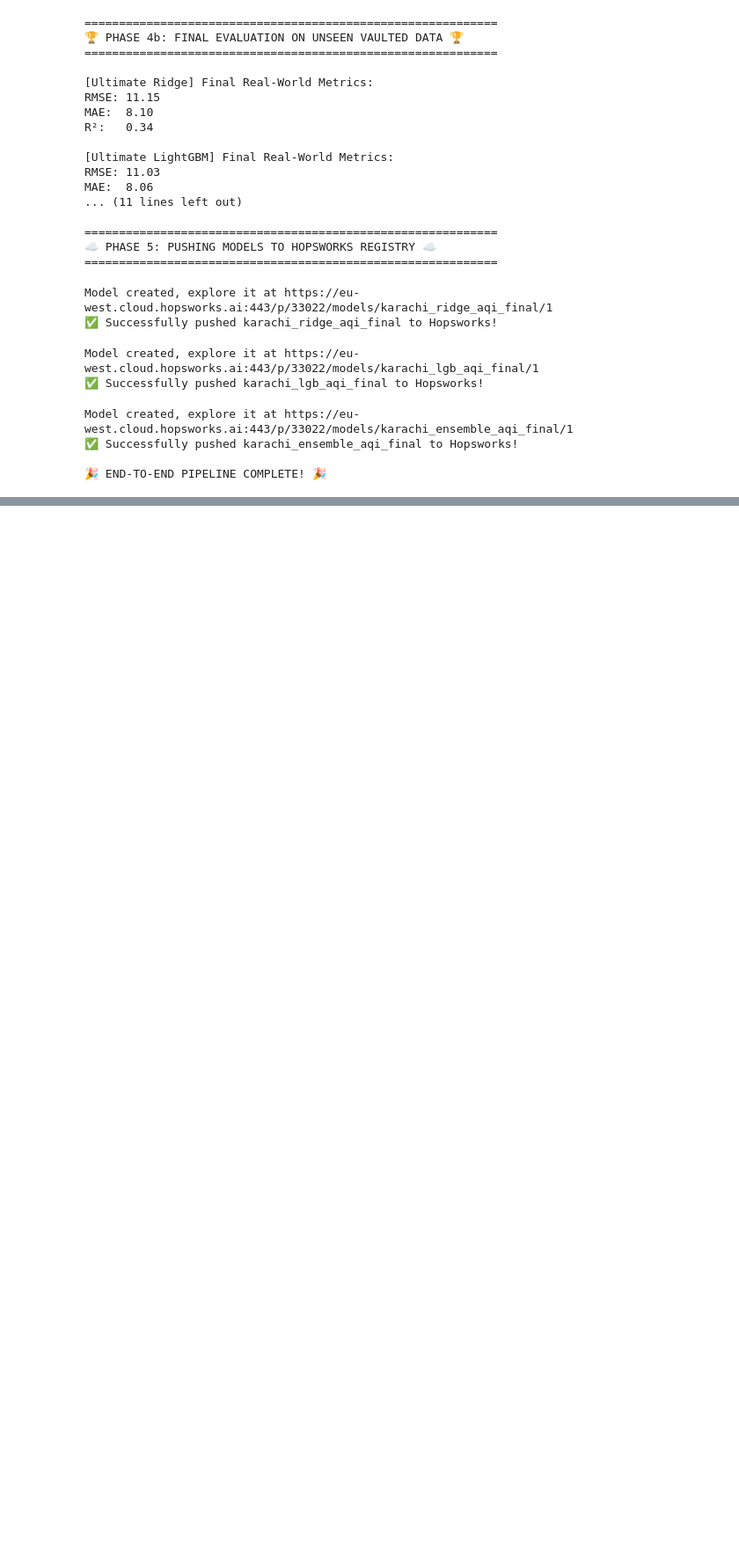
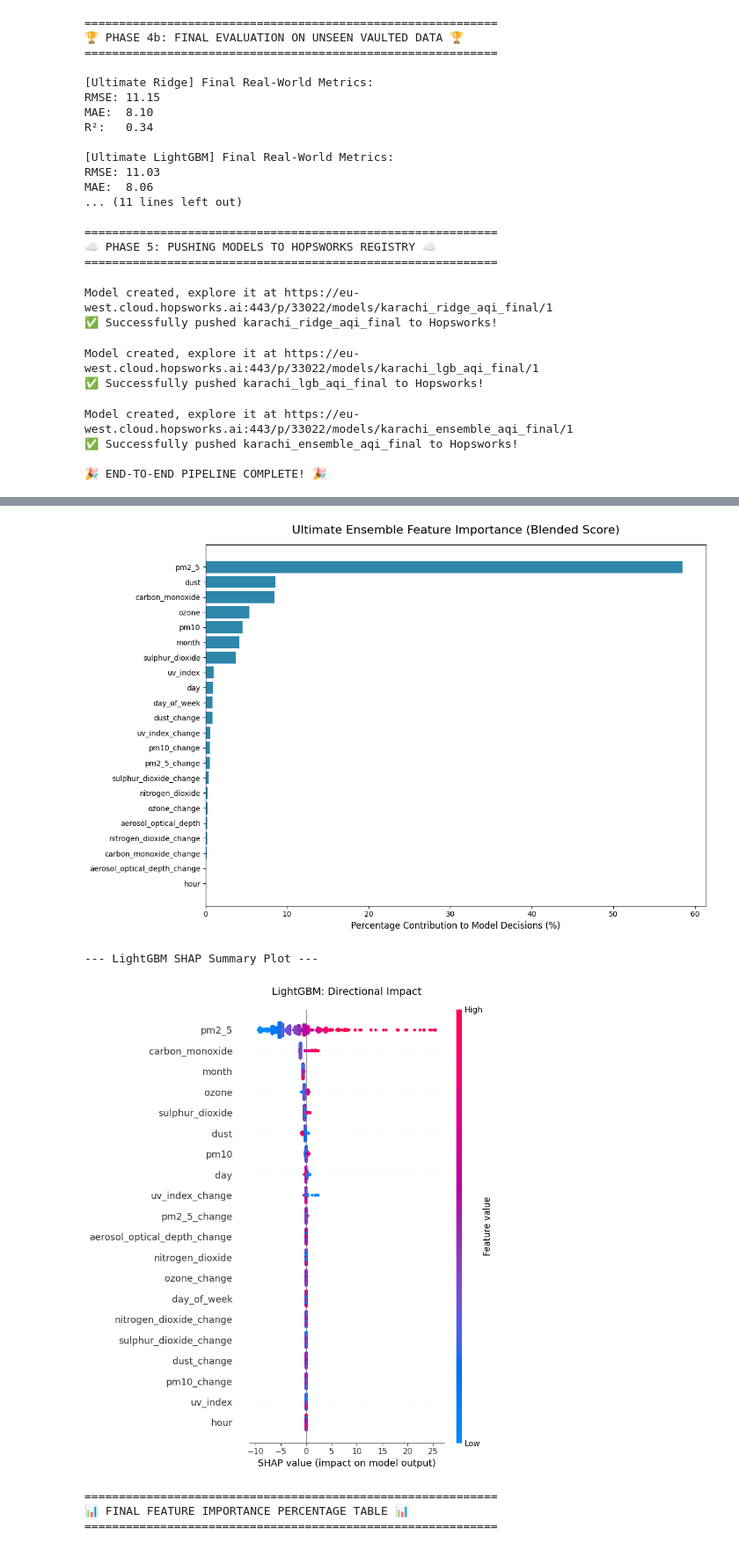
Before and after one commit to Musknn/KarachiAQIPredictor, a Jupyter notebook: ModelTraining/TrainingModels10Pearls.ipynb, the cells around one changed output, grey strips where cells are left out. Shown at 88% size. Saved outputs shown, nothing was run; the diff lists cells and outputs as text; code cells hidden in the pictures; blank space fills up the shorter version.

Commit message:
Added .py + .ipynb for the model training

```diff
--- a/ModelTraining/TrainingModels10Pearls.ipynb
+++ b/ModelTraining/TrainingModels10Pearls.ipynb
@@ -789,0 +744,74 @@ Model created, explore it at https://eu-west.cloud.hopsworks.ai:443/p/33022/mode
+# %%
+import shap
+import pandas as pd
+import numpy as np
+import matplotlib.pyplot as plt
+
+print("="*60)
+print("🔍 PHASE 4c: ENSEMBLE FEATURE ATTRIBUTION 🔍")
+print("="*60)
+
+# 1. Prep the Data (Using 2,000 rows to keep SHAP fast)
+X_sample = X_train_val.tail(2000)
+scaler = best_lgb.named_steps['scaler']
+X_scaled = scaler.transform(X_sample)
+feature_names = X_train_val.columns
+
+# 2. Extract Individual Importances
+print("Calculating LightGBM SHAP Values...")
+lgb_model = best_lgb.named_steps['model']
+shap_lgb = shap.TreeExplainer(lgb_model).shap_values(X_scaled)
+imp_lgb = np.abs(shap_lgb).mean(axis=0) # Mean absolute impact
+
+print("Calculating Random Forest SHAP Values...")
+rf_model = best_rf.named_steps['model']
+shap_rf = shap.TreeExplainer(rf_model).shap_values(X_scaled)
+imp_rf = np.abs(shap_rf).mean(axis=0)
+
+print("Extracting Ridge Regression Weights...")
+ridge_model = best_ridge.named_steps['model']
+imp_ridge = np.abs(ridge_model.coef_) # Absolute value of coefficients
+
+# 3. Normalize into Percentages (Make them all sum to 100%)
+pct_lgb = (imp_lgb / imp_lgb.sum()) * 100
+pct_rf = (imp_rf / imp_rf.sum()) * 100
+pct_ridge = (imp_ridge / imp_ridge.sum()) * 100
+
+# 4. Calculate the Blended Weighted Score
+# We weight them based on your final vaulted RMSE scores!
+# LGBM (11.03) gets 40%, Ridge (11.15) gets 35%, RF (11.29) gets 25%
+final_blended_score = (pct_lgb * 0.40) + (pct_ridge * 0.35) + (pct_rf * 0.25)
+
+# 5. Create the Final Summary Table
+importance_df = pd.DataFrame({
+    'Feature': feature_names,
+    'LightGBM_Weight (%)': pct_lgb.round(2),
+    'RandomForest_Weight (%)': pct_rf.round(2),
+    'Ridge_Weight (%)': pct_ridge.round(2),
+    'Final_Blended_Score (%)': final_blended_score.round(2)
+}).sort_values(by='Final_Blended_Score (%)', ascending=False).reset_index(drop=True)
+
+# --- VISUALIZATIONS ---
+
+# Graph 1: The Final Blended Bar Chart
+plt.figure(figsize=(12, 8))
+plt.barh(importance_df['Feature'][::-1], importance_df['Final_Blended_Score (%)'][::-1], color='#2E86AB')
+plt.title("Ultimate Ensemble Feature Importance (Blended Score)", fontsize=16, pad=15)
+plt.xlabel("Percentage Contribution to Model Decisions (%)", fontsize=12)
+plt.tight_layout()
+plt.show()
+
+# Graph 2: The classic SHAP Summary Plot for LightGBM
+print("\n--- LightGBM SHAP Summary Plot ---")
+plt.figure(figsize=(10, 6))
+shap.summary_plot(shap_lgb, X_sample, feature_names=feature_names, show=False)
+plt.title("LightGBM: Directional Impact", fontsize=14, pad=20)
+plt.tight_layout()
+plt.show()
+
+# Display the Table
+print("\n" + "="*60)
+print("📊 FINAL FEATURE IMPORTANCE PERCENTAGE TABLE 📊")
+print("="*60)
+display(importance_df)
+# %% [output]
@@ -789,0 +824,6 @@ Model created, explore it at https://eu-west.cloud.hopsworks.ai:443/p/33022/mode
+[figure, added]
+--- LightGBM SHAP Summary Plot ---
+[figure, added]
+============================================================
+📊 FINAL FEATURE IMPORTANCE PERCENTAGE TABLE 📊
+============================================================
```
Also changed, not shown: parts of 14 cells of this notebook, 1 other file.
